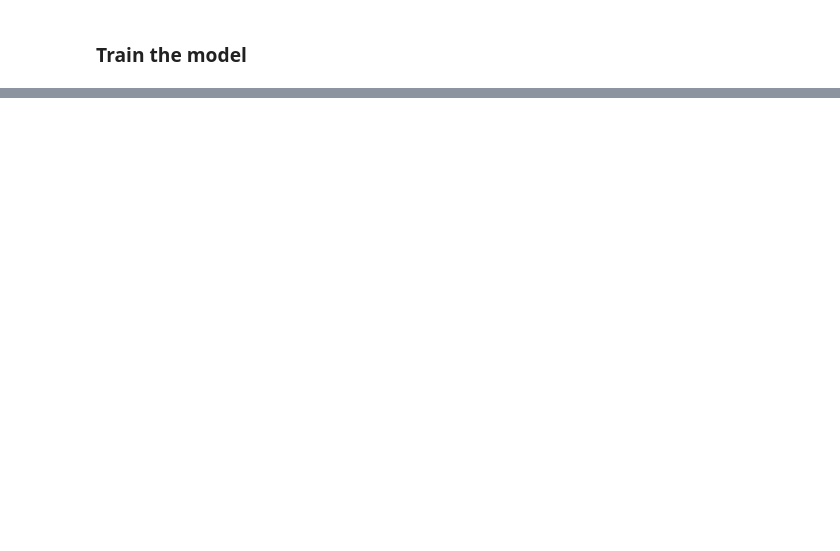
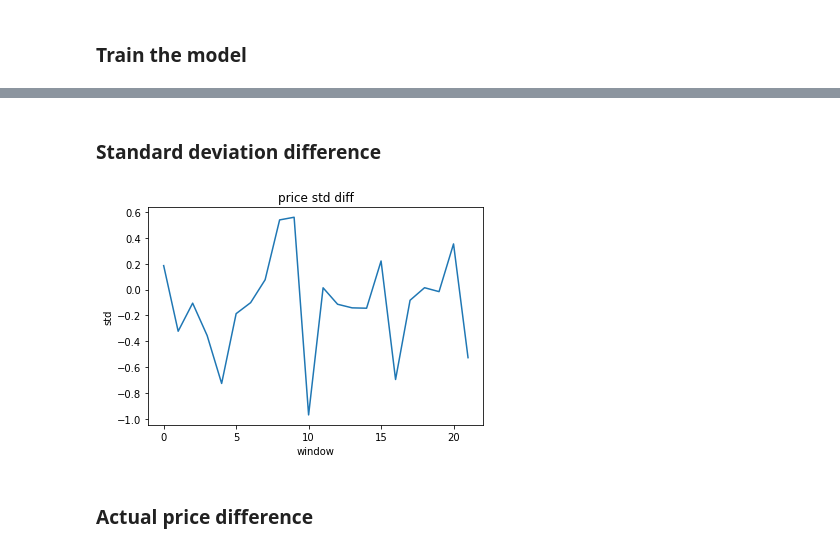
Before and after one commit to dvorjackz/RNN-moneymaker, a Jupyter notebook: Moneymaker.ipynb, the cells around one changed output, grey strips where cells are left out. Cells and saved outputs as stored; diff of their text form; code cells hidden in the pictures; blank space fills up the shorter version.

```diff
--- a/Moneymaker.ipynb
+++ b/Moneymaker.ipynb
@@ -429,0 +228,33 @@ plt.show()
+# %% [markdown]
+### Standard deviation difference
+# %%
+# switch back to cpu for plotting
+X_train = X_train.cpu()
+y_train = y_train.cpu()
+X_val = X_val.cpu()
+y_val = y_val.cpu()
+pred = pred.cpu()
+
+# backprop components no longer needed
+X_train = X_train.detach()
+y_train = y_train.detach()
+X_val = X_val.detach()
+y_val = y_val.detach()
+pred = pred.detach()
+# %%
+f1 = plt.figure()
+
+ax1 = f1.add_subplot()
+ax1.plot((pred - y_val)[500:522])
+ax1.set_title('price std diff')
+ax1.set(xlabel='window', ylabel='std')
+
+plt.show()
+
+# plt.plot((pred[:,3] - y_val.cpu()[:,3]).detach())
+# plt.title('std difference')
+# plt.plot([1, 2, 3])
+# %% [output]
+[figure, added]
+# %% [markdown]
+### Actual price difference
```
Also changed, not shown: parts of 36 cells of this notebook, 6 other files.
